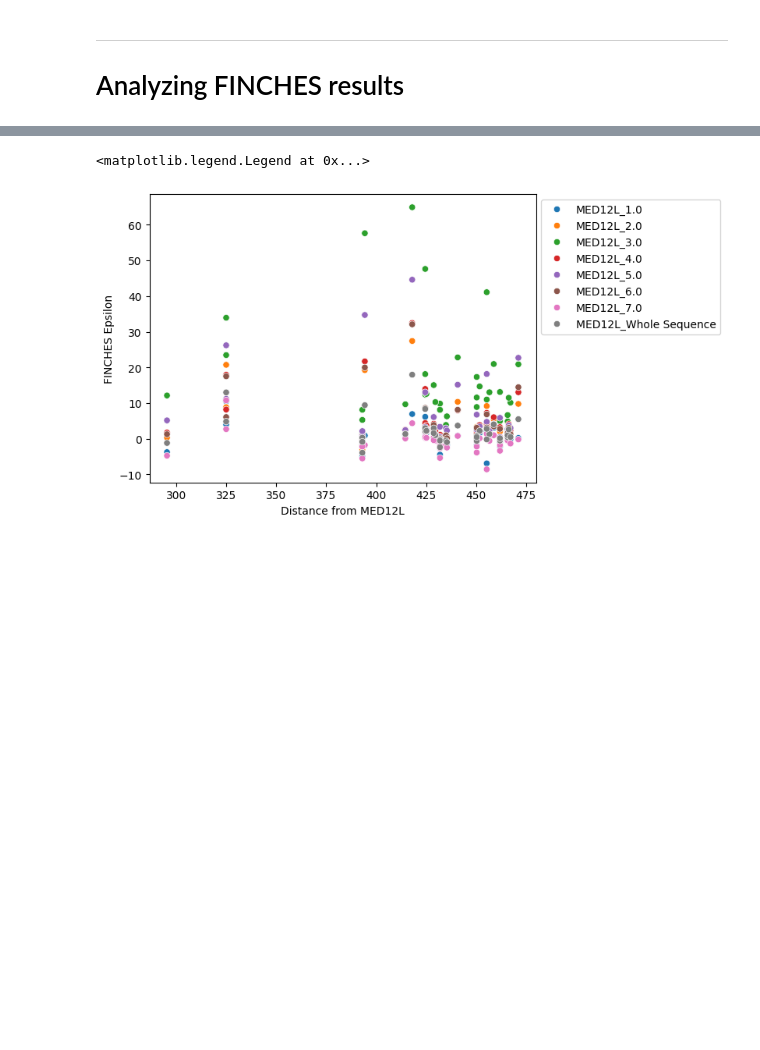
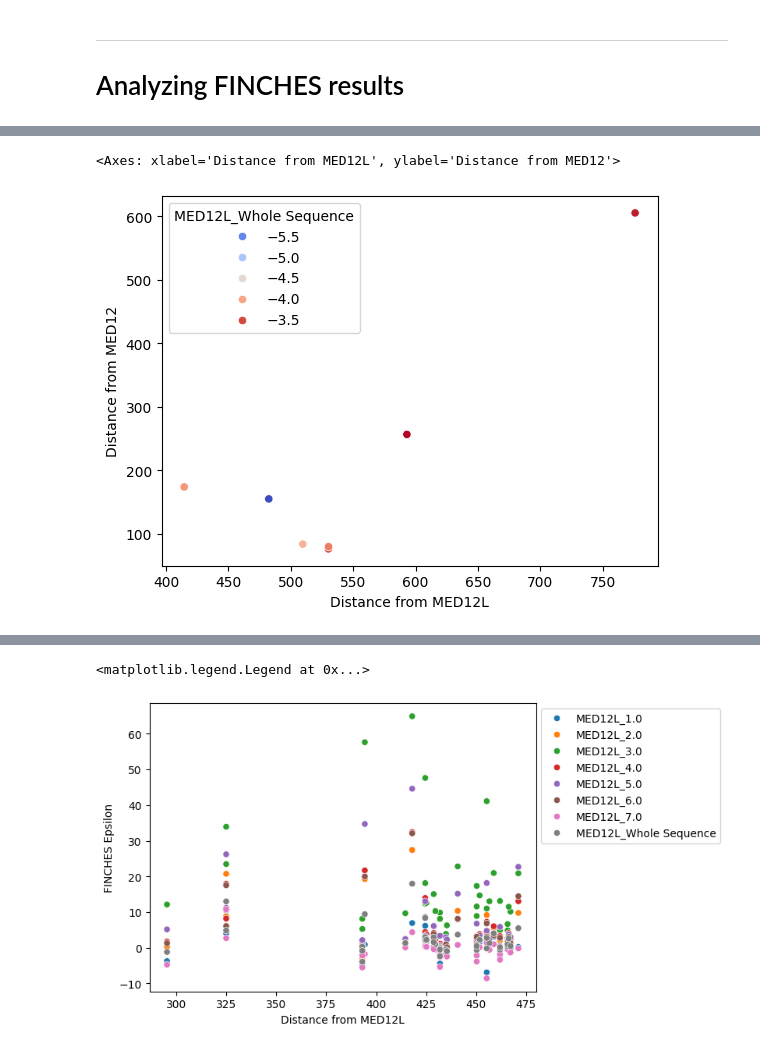
Before and after one commit to kinseylong/StallerRotation, a Jupyter notebook: finches_IDRs/mediatorcoexpression_ADcoA.ipynb, the cells around one changed output, grey strips where cells are left out. Saved outputs shown, nothing was run; the diff lists cells and outputs as text; code cells hidden in the pictures; blank space fills up the shorter version.

Commit message:
mediator co-expression finches

```diff
--- a/finches_IDRs/mediatorcoexpression_ADcoA.ipynb
+++ b/finches_IDRs/mediatorcoexpression_ADcoA.ipynb
@@ -113,3 +28,15 @@ See the caveats in the documentation: https://pandas.pydata.org/pandas-docs/stab
+# %%
+#Get list of MED12/12L TFs, find ADs
+
+MED12_12L_TFs = pd.read_csv("../cofactors_humanproteinatlas/helperdata/MED12_L_distances.csv")
+
+MED12_12L_TF_ADs = ADs_selected.merge(MED12_12L_TFs.set_index("Ensembl")[["Distance from MED12L", "Distance from MED12"]], left_on="Ensembl", right_index=True, how="inner")
+MED12_12L_TF_ADs = MED12_12L_TF_ADs.reset_index(drop=True)
+
+aa_length_cutoff = 20
+MED12_12L_TF_ADs = MED12_12L_TF_ADs[[len(x) >= aa_length_cutoff for x in MED12_12L_TF_ADs["Sequence"]]]
+
+MED12_12L_TF_ADs.to_csv("helperdata/MED12_12L_ADs.csv")
 # %% [markdown]
 ---
 # Analyzing FINCHES results
@@ -142,0 +47,5 @@ sns.scatterplot(MED12_finches_pivot_melted[MED12_finches_pivot_melted["Classific
+# %%
+finches_results = pd.read_csv("helperdata/MED12_12L_ADs_finches.csv").drop("Unnamed: 0", axis =1)
+finches_pivot = finches_results.pivot(index="Prot1", columns="Prot2", values="Total e (mf)")
+finches_pivot_merge = finches_pivot.join(MED12_12L_TF_ADs[["Gene", "Distance from MED12L", "Distance from MED12"]].reset_index()).drop("index", axis=1)
+finches_pivot_merge.head()
@@ -142,0 +93,8 @@ sns.scatterplot(MED12_finches_pivot_melted[MED12_finches_pivot_melted["Classific
+# %%
+#MED12L vs MED12 whole
+test = finches_pivot_merge[["MED12L_Whole Sequence", "MED12_Whole Sequence", "Distance from MED12L", "Distance from MED12"]]
+test = test[test["MED12L_Whole Sequence"] <= -3]
+sns.scatterplot(test, x = "Distance from MED12L", y = "Distance from MED12", hue = "MED12L_Whole Sequence", palette="coolwarm")
+# %% [output]
+<Axes: xlabel='Distance from MED12L', ylabel='Distance from MED12'>
+[figure, added]
```
Also changed, not shown: parts of 17 cells of this notebook, 3 other files.
